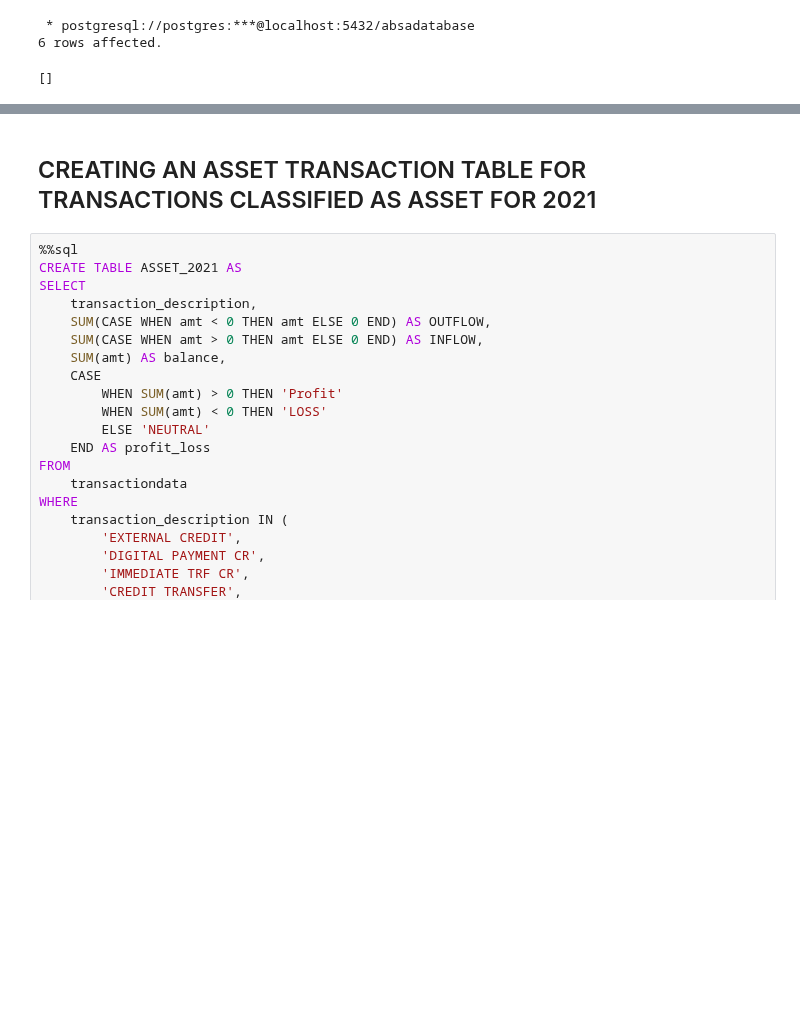
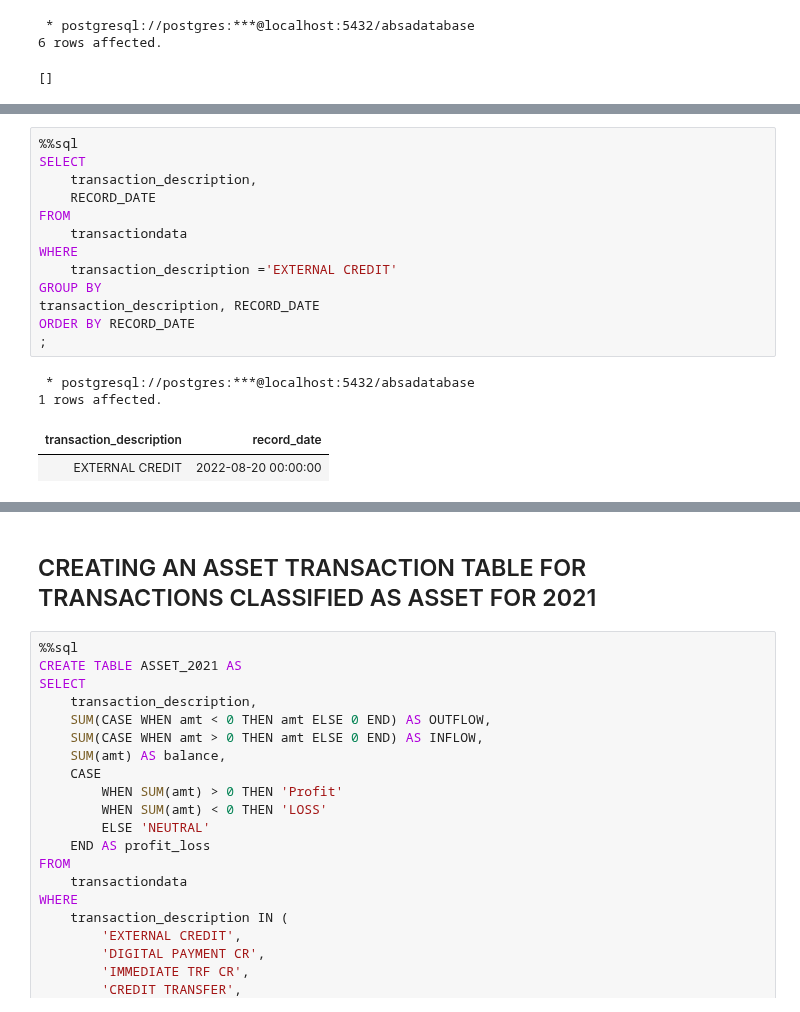
Before and after one commit to The-DigitalAcademy/EXPLORING-ABSA-DATASETS, a Jupyter notebook: Contains all the code.ipynb, the cells around one changed output, grey strips where cells are left out. Cells and saved outputs as stored; diff of their text form; blank space fills up the shorter version.

```diff
--- a/Contains all the code.ipynb
+++ b/Contains all the code.ipynb
@@ -219,0 +190,18 @@ transaction_description
+# %%
+%%sql
+SELECT
+    transaction_description,
+    RECORD_DATE
+FROM
+    transactiondata
+WHERE
+    transaction_description ='EXTERNAL CREDIT'
+GROUP BY
+transaction_description, RECORD_DATE
+ORDER BY RECORD_DATE
+;
+# %% [output]
+ * postgresql://postgres:***@localhost:5432/absadatabase
+1 rows affected.
+| transaction_description | record_date |
+| EXTERNAL CREDIT | 2022-08-20 00:00:00 |
```
Also changed, not shown: parts of 16 cells of this notebook, 1 other file.
